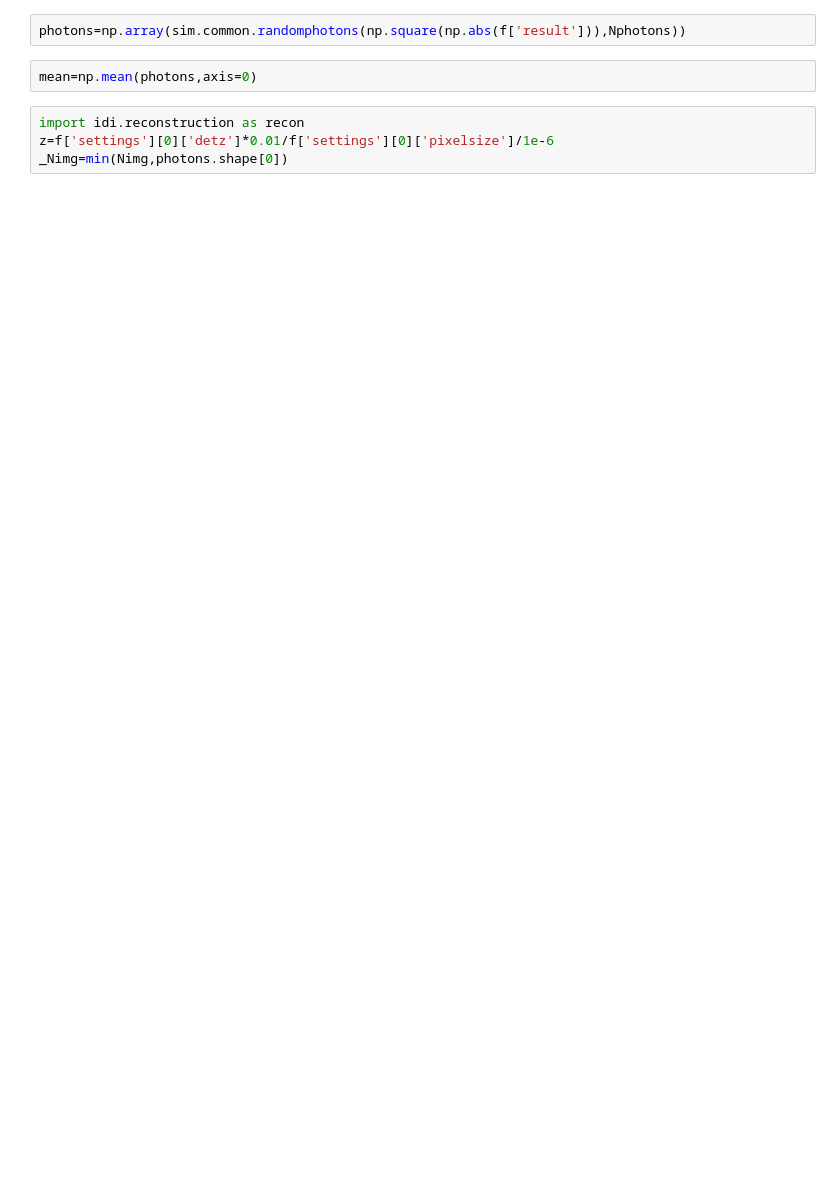
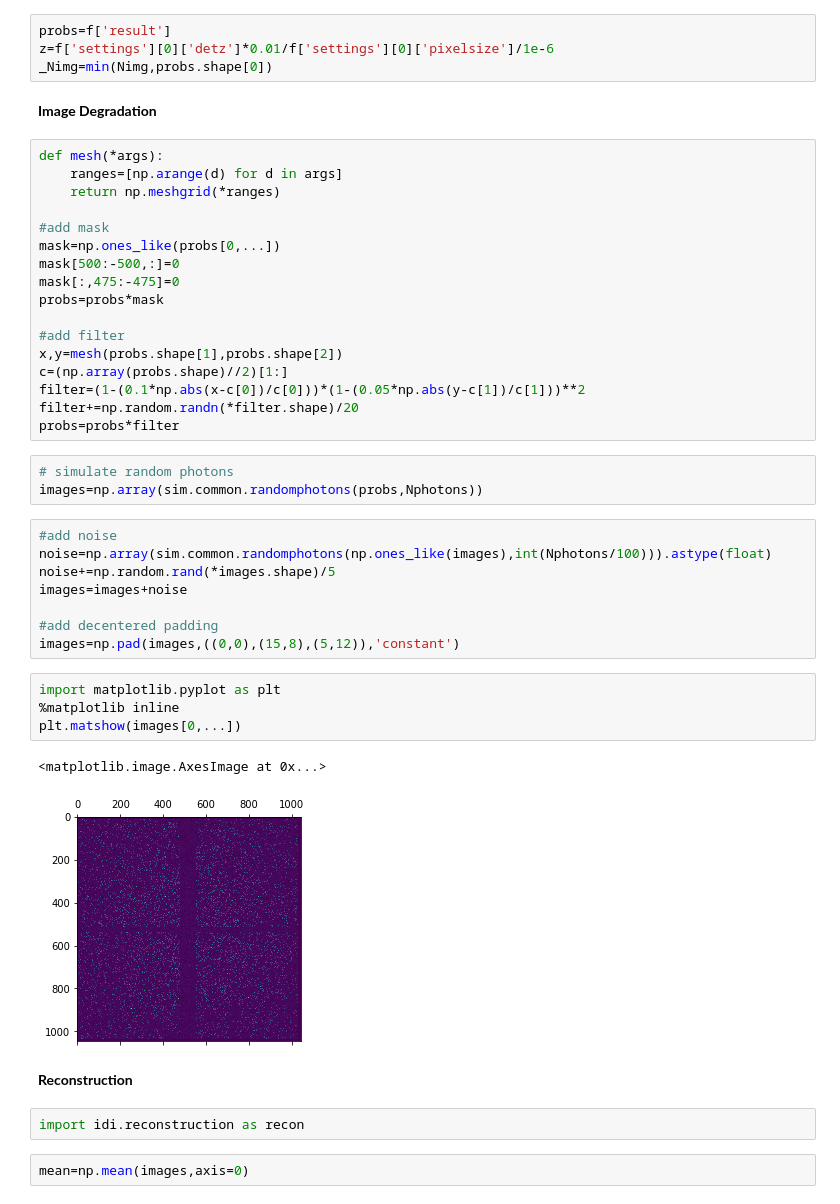
Before and after one commit to fzimmermann89/idi, a Jupyter notebook: ipynb/recon.ipynb, the cells around one changed output. Cells and saved outputs as stored; diff of their text form; blank space fills up the shorter version.

```diff
--- a/ipynb/recon.ipynb
+++ b/ipynb/recon.ipynb
@@ -14,8 +21,47 @@ f=np.load(inputfile)
+# %%
+probs=f['result']
+z=f['settings'][0]['detz']*0.01/f['settings'][0]['pixelsize']/1e-6
+_Nimg=min(Nimg,probs.shape[0])
+# %% [markdown]
+**Image Degradation**
+# %%
+def mesh(*args):
+    ranges=[np.arange(d) for d in args]
+    return np.meshgrid(*ranges)
+
+#add mask
+mask=np.ones_like(probs[0,...])
+mask[500:-500,:]=0
+mask[:,475:-475]=0
+probs=probs*mask
+
+#add filter
+x,y=mesh(probs.shape[1],probs.shape[2])
+c=(np.array(probs.shape)//2)[1:]
+filter=(1-(0.1*np.abs(x-c[0])/c[0]))*(1-(0.05*np.abs(y-c[1])/c[1]))**2
+filter+=np.random.randn(*filter.shape)/20
+probs=probs*filter
 # %%
-photons=np.array(sim.common.randomphotons(np.square(np.abs(f['result'])),Nphotons))
+# simulate random photons
+images=np.array(sim.common.randomphotons(probs,Nphotons))
+# %%
+#add noise
+noise=np.array(sim.common.randomphotons(np.ones_like(images),int(Nphotons/100))).astype(float)
+noise+=np.random.rand(*images.shape)/5
+images=images+noise
+
+#add decentered padding
+images=np.pad(images,((0,0),(15,8),(5,12)),'constant')
+# %%
+import matplotlib.pyplot as plt
+%matplotlib inline
+plt.matshow(images[0,...])
+# %% [output]
+<matplotlib.image.AxesImage at 0x...>
+[figure, added]
+# %% [markdown]
+**Reconstruction**
+# %%
+import idi.reconstruction as recon
 # %%
-mean=np.mean(photons,axis=0)
+mean=np.mean(images,axis=0)
-# %%
-import idi.reconstruction as recon
-z=f['settings'][0]['detz']*0.01/f['settings'][0]['pixelsize']/1e-6
-_Nimg=min(Nimg,photons.shape[0])
```
Also changed, not shown: parts of 18 cells of this notebook, 3 other files.
